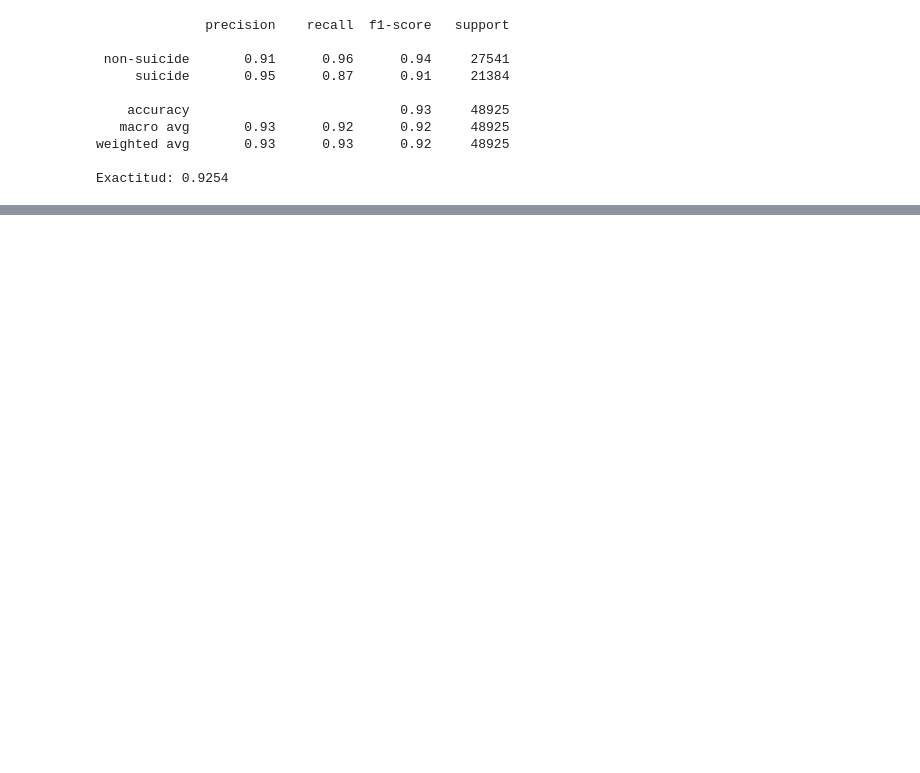
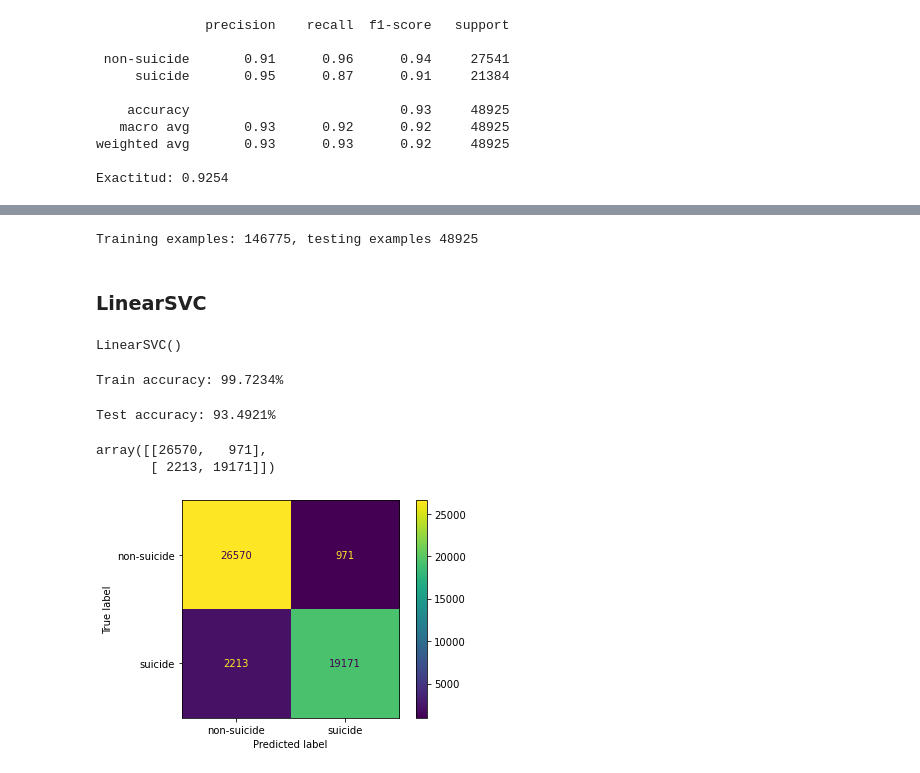
Before and after one commit to BI-G15/Proyecto1-2, a Jupyter notebook: Proyecto.ipynb, the cells around one changed output, grey strips where cells are left out. Drawn from its saved outputs; the diff is of its cells as text; code cells hidden in the pictures; blank space fills up the shorter version.

```diff
--- a/Proyecto.ipynb
+++ b/Proyecto.ipynb
@@ -324,0 +332,44 @@ Exactitud: 0.9254
+# %%
+train_text, test_text, train_labels, test_labels = train_test_split(df_copia["text"], df_copia["class"], stratify=df_copia["class"])
+print(f"Training examples: {len(train_text)}, testing examples {len(test_text)}")
+# %% [output]
+Training examples: 146775, testing examples 48925
+# %%
+real_vectorizer = CountVectorizer(tokenizer = tokenize, binary=True)
+train_X = real_vectorizer.fit_transform(train_text)
+test_X = real_vectorizer.transform(test_text)
+# %% [markdown]
+### LinearSVC
+# %%
+classifier = LinearSVC()
+classifier = classifier.fit(train_X, train_labels)
+LinearSVC(C=1.0, class_weight=None, dual=True, fit_intercept=True,
+          intercept_scaling=1, loss='squared_hinge', max_iter=1000,
+          multi_class='ovr', penalty='l2', random_state=None, tol=0.0001,
+          verbose=0)
+# %% [output]
+LinearSVC()
+# %%
+predicciones_train = classifier.predict(train_X)
+accuracy = accuracy_score(train_labels, predicciones_train)
+print(f"Train accuracy: {accuracy:.4%}")
+# %% [output]
+Train accuracy: 99.7234%
+# %%
+predicciones_test = classifier.predict(test_X)
+accuracy = accuracy_score(test_labels, predicciones_test)
+print(f"Test accuracy: {accuracy:.4%}")
+# %% [output]
+Test accuracy: 93.4921%
+# %%
+# Se genera la matriz de confusión
+confusion_matrix(test_labels, predicciones_test)
+# %% [output]
+array([[26570,   971],
+       [ 2213, 19171]])
+# %%
+# Se puede visualizar la matriz de confusión
+plot_confusion_matrix(classifier, test_X, test_labels)
+plt.show()
+# %% [output]
+[figure, added]
```
Also changed, not shown: parts of 41 cells of this notebook.
